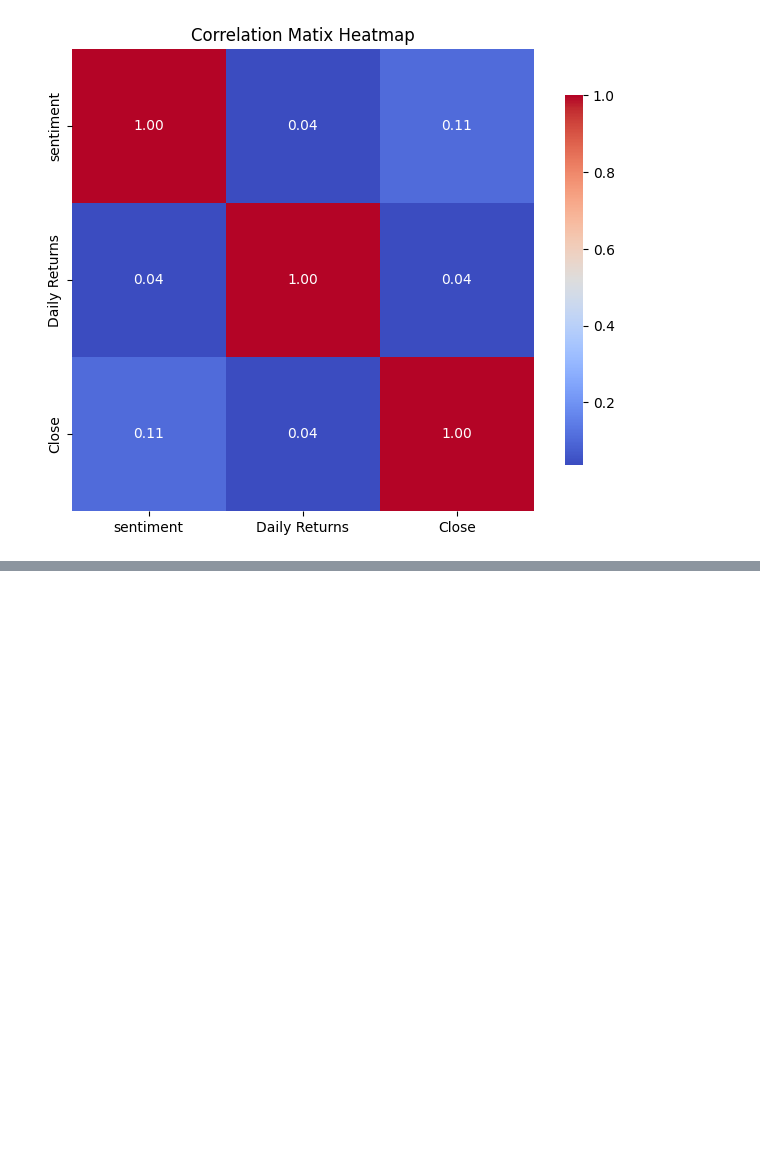
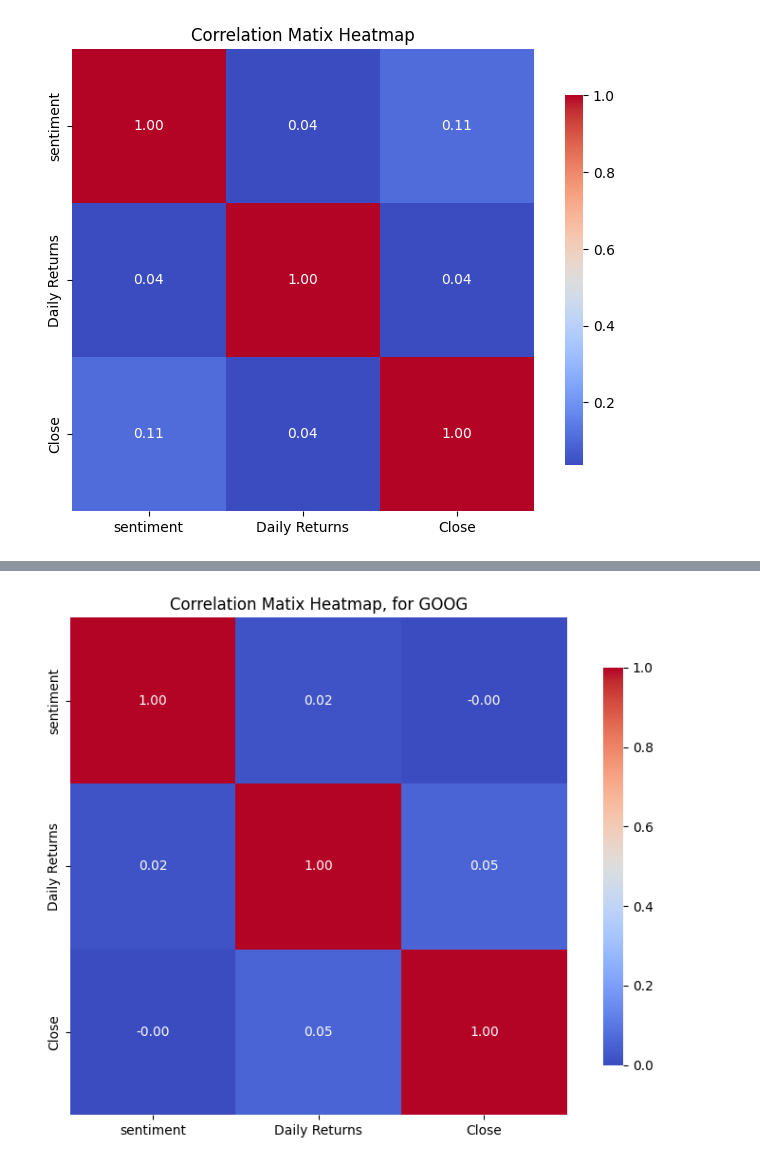
Before and after one commit to 5237-mests/stock-challenge-week-1, a Jupyter notebook: notebooks/task_3_sentiment_correlation.ipynb, the cells around one changed output, grey strips where cells are left out. Cells and saved outputs as stored; diff of their text form; code cells hidden in the pictures; blank space fills up the shorter version.

```diff
--- a/notebooks/task_3_sentiment_correlation.ipynb
+++ b/notebooks/task_3_sentiment_correlation.ipynb
@@ -383,0 +602,3 @@ plt.show()
+# %%
+# clean up and rename
+combined_data_goog = combined_data_goog.drop(columns=['date_for_merge', 'date_only'], errors='ignore')
@@ -383,0 +614,3 @@ plt.show()
+# %%
+# Calculate daily return using pct_change() method of pandas DataFrame
+combined_data_goog['Daily Returns'] = combined_data_goog['Close'].pct_change()
@@ -383,0 +670,14 @@ plt.show()
+# %%
+# Plot correlation heatmap
+corr_data = combined_data_goog[['sentiment', 'Daily Returns', 'Close']].dropna()
+# %%
+# calculate correlation matrix
+correlation_matrix = corr_data.corr(method='pearson')
+# %%
+plt.figure(figsize=(8, 6))
+sns.heatmap(correlation_matrix, annot=True, cmap='coolwarm', fmt='.2f', square=True, cbar_kws={"shrink": .8})
+plt.title('Correlation Matix Heatmap, for GOOG')
+plt.tight_layout()
+plt.show()
+# %% [output]
+[figure, added]
```
Also changed, not shown: parts of 71 cells of this notebook.
